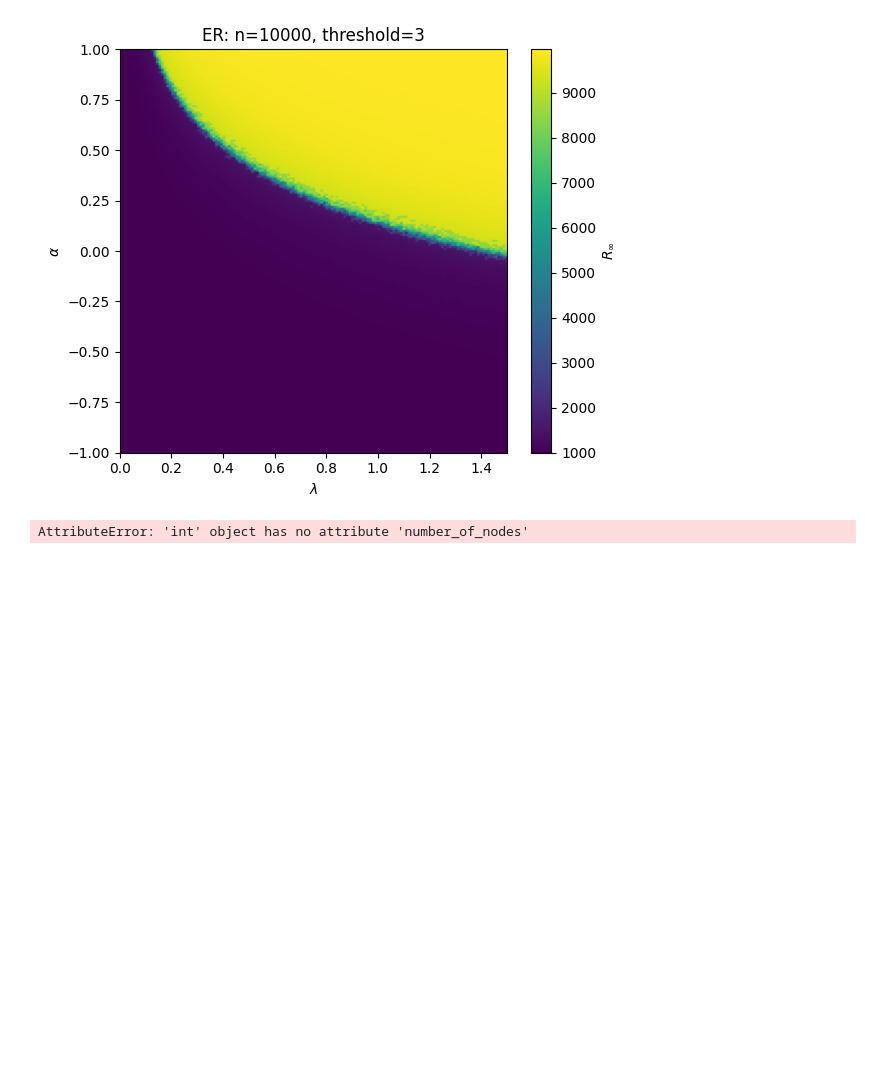
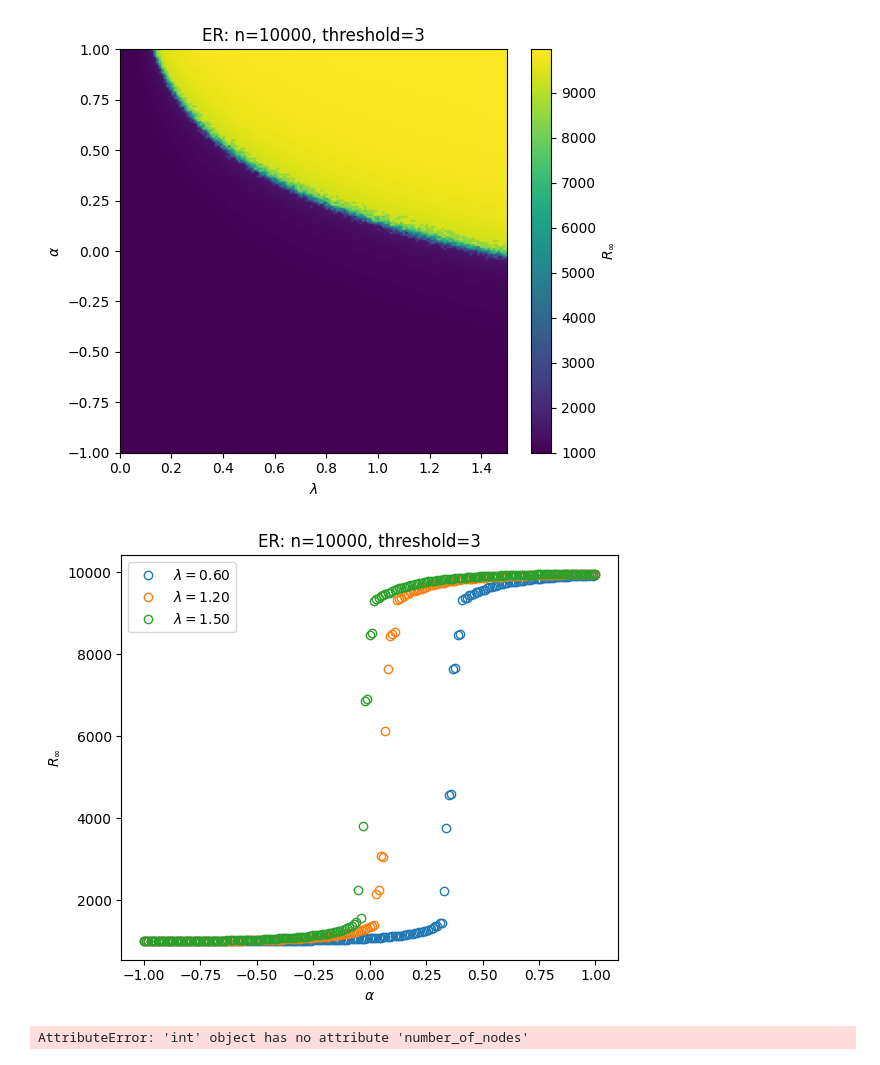
Before and after one commit to Kojirouuuu/network-simulations, a Jupyter notebook: notebooks/analyze copy.ipynb, the cells around one changed output. Saved outputs shown, nothing was run; the diff lists cells and outputs as text; code cells hidden in the pictures; blank space fills up the shorter version.

Commit message:
feat: graph info

```diff
--- a/notebooks/analyze copy.ipynb
+++ b/notebooks/analyze copy.ipynb
@@ -137,6 +137,22 @@ plt.tight_layout()
 plt.show()
 # %% [output]
 [figure]
+# %%
+lamb_idx_list = [60, 120, 150]
+
+plt.figure(figsize=(6, 5))
+
+for idx, lamb_idx in enumerate(lamb_idx_list):
+    plt.plot(alpha_values, R[:,lamb_idx], label=rf'$\lambda={lamb_values[lamb_idx]:.2f}$', linestyle='', marker='o', markerfacecolor='none', markeredgecolor=colors[idx])
+    plt.xlabel(r'$\alpha$')
+    plt.ylabel(r'$R_\infty$')
+    plt.title(f'ER: n={N}, threshold={threshold}')
+    plt.tight_layout()
+
+plt.legend()
+plt.show()
+# %% [output]
+[figure, added]
 # %%
 def gen_pk_from_nx(G):
     N = G.number_of_nodes()
```
Also changed, not shown: 4 other files.
